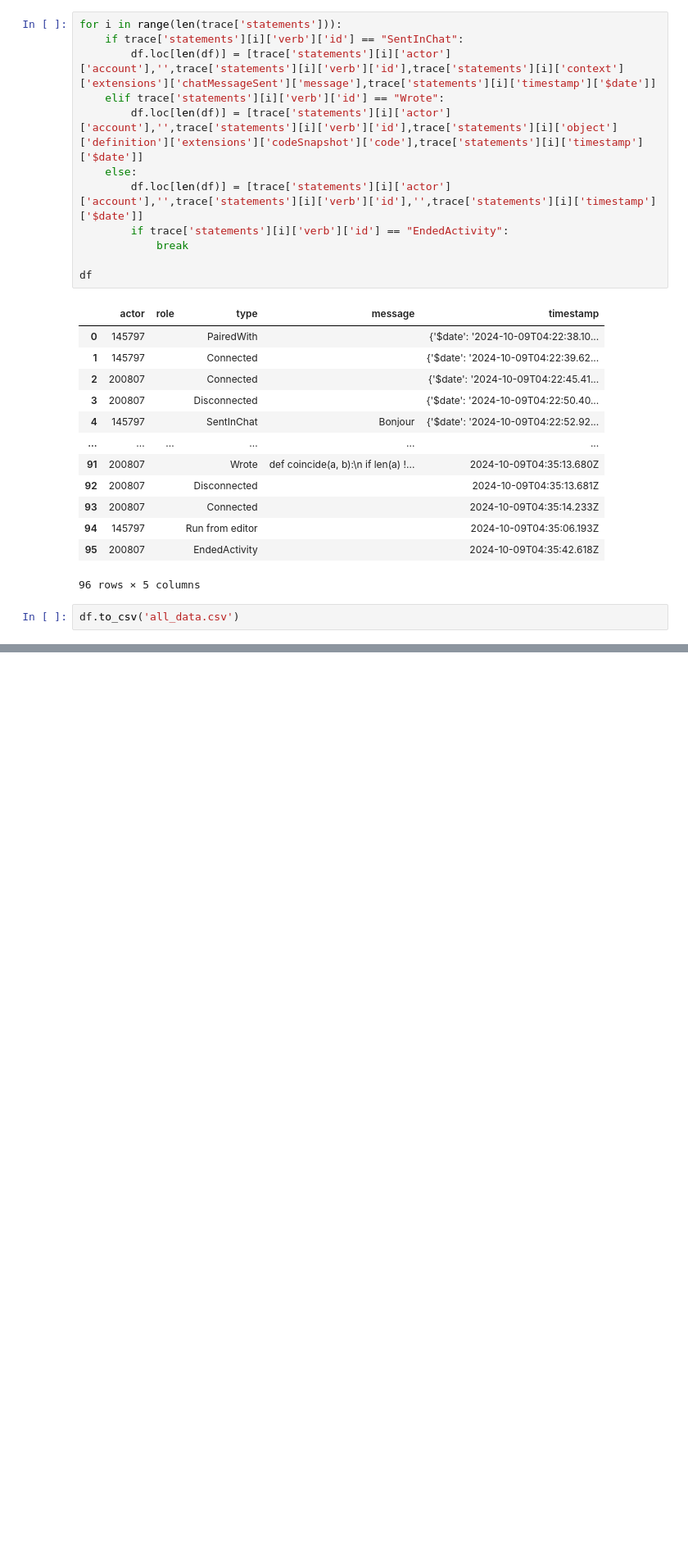
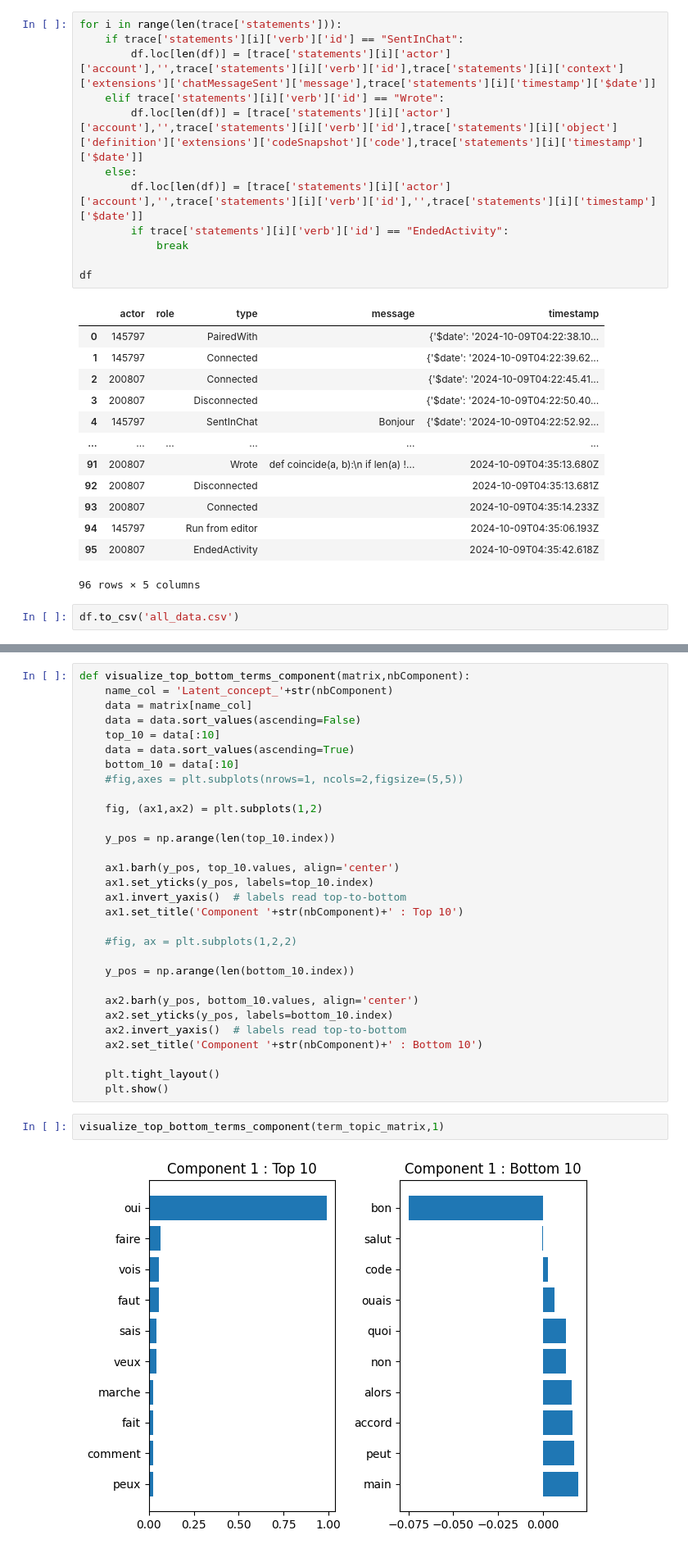
Before and after one commit to chloeboireaudevier/StageMIDL, a Jupyter notebook: test_stage.ipynb, the cells around one changed output, grey strips where cells are left out. Shown at 82% size. Saved outputs shown, nothing was run; the diff lists cells and outputs as text; blank space fills up the shorter version.

```diff
--- a/test_stage.ipynb
+++ b/test_stage.ipynb
@@ -176,0 +256,34 @@ df.to_csv('all_data.csv')
+# %%
+def visualize_top_bottom_terms_component(matrix,nbComponent):
+    name_col = 'Latent_concept_'+str(nbComponent)
+    data = matrix[name_col]
+    data = data.sort_values(ascending=False)
+    top_10 = data[:10]
+    data = data.sort_values(ascending=True)
+    bottom_10 = data[:10]
+    #fig,axes = plt.subplots(nrows=1, ncols=2,figsize=(5,5))
+
+    fig, (ax1,ax2) = plt.subplots(1,2)
+
+    y_pos = np.arange(len(top_10.index))
+
+    ax1.barh(y_pos, top_10.values, align='center')
+    ax1.set_yticks(y_pos, labels=top_10.index)
+    ax1.invert_yaxis()  # labels read top-to-bottom
+    ax1.set_title('Component '+str(nbComponent)+' : Top 10')
+
+    #fig, ax = plt.subplots(1,2,2)
+
+    y_pos = np.arange(len(bottom_10.index))
+
+    ax2.barh(y_pos, bottom_10.values, align='center')
+    ax2.set_yticks(y_pos, labels=bottom_10.index)
+    ax2.invert_yaxis()  # labels read top-to-bottom
+    ax2.set_title('Component '+str(nbComponent)+' : Bottom 10')
+
+    plt.tight_layout()
+    plt.show()
+# %%
+visualize_top_bottom_terms_component(term_topic_matrix,1)
+# %% [output]
+[figure, added]
```
Also changed, not shown: parts of 11 cells of this notebook, 12 other files.
